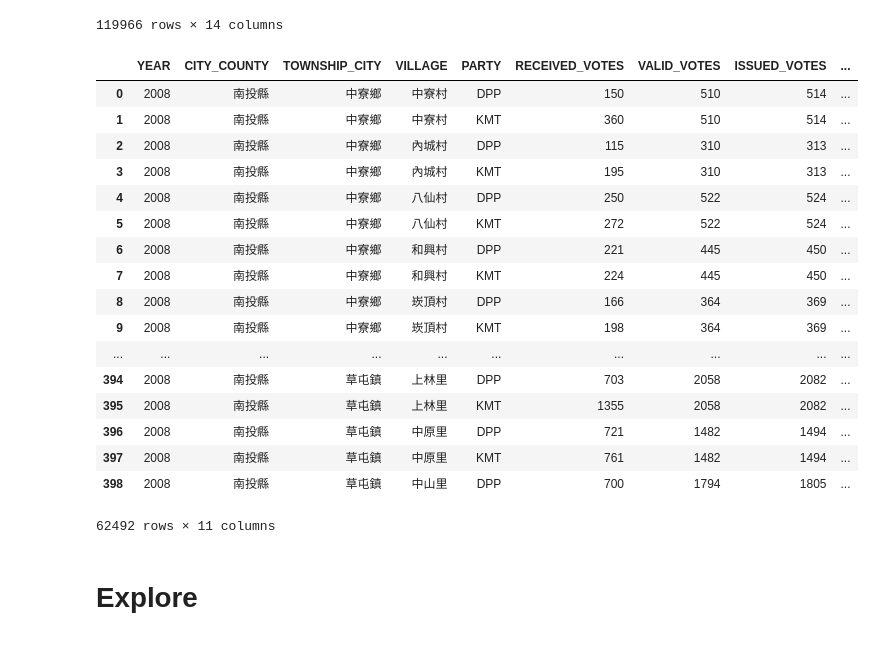
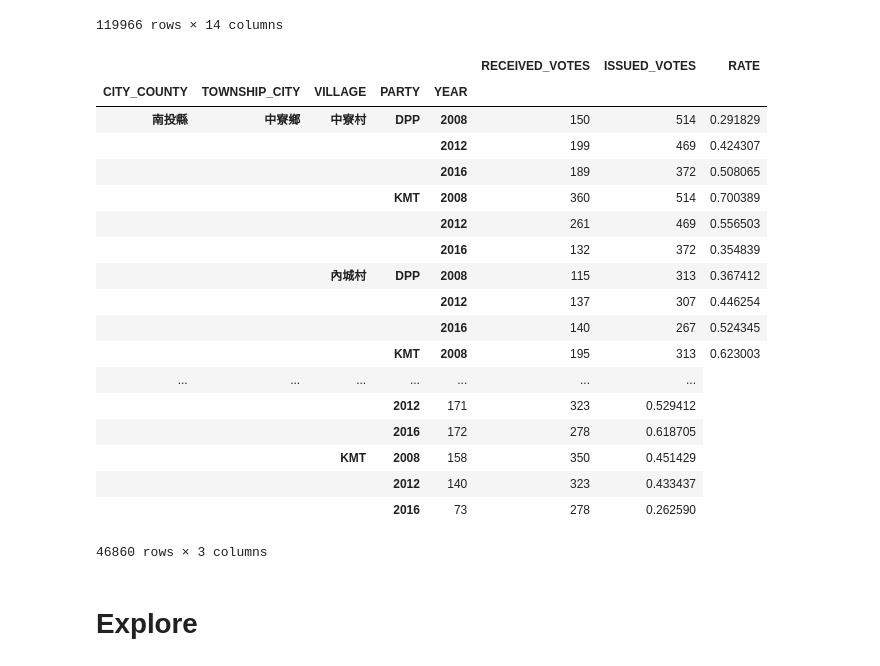
Before and after one commit to pm5/tracevotes, a Jupyter notebook: nbs/President.ipynb, the cells around one changed output. Saved outputs shown, nothing was run; the diff lists cells and outputs as text; code cells hidden in the pictures.

```diff
--- a/nbs/President.ipynb
+++ b/nbs/President.ipynb
@@ -45,39 +48,38 @@ votes = pd.read_csv(president_csv,
 # %%
 def compute_rates(votes):
     df = votes.copy()
-    del df["BOOTH_NUMBER"]
-    del df["CANDIDATE"]
-    del df["VOTING_RATE"]
+    df = df.drop(df[df.PARTY == "PFP"].index)
+    for col in ["BOOTH_NUMBER", "CANDIDATE", "VALID_VOTES", "INVALID_VOTES", "UNISSUED_VOTES",
+                "POPULATION", "VOTING_RATE"]:
+        del df[col]
     rates = df.groupby(
-        ["YEAR", "CITY_COUNTY", "TOWNSHIP_CITY", "VILLAGE", "PARTY"]
+        ["CITY_COUNTY", "TOWNSHIP_CITY", "VILLAGE", "PARTY", "YEAR"]
     ).aggregate({
         "RECEIVED_VOTES": "sum",
-        "VALID_VOTES": "sum",
         "ISSUED_VOTES": "sum",
-        "POPULATION": "sum",
-    }).reset_index()
+    })
     rates["RATE"] = rates.RECEIVED_VOTES / rates.ISSUED_VOTES
-    rates["VOTING_RATE"] = rates.ISSUED_VOTES / rates.POPULATION
     return rates
 
 rates = compute_rates(votes); display_all(rates)
 # %% [output]
-|  | YEAR | CITY_COUNTY | TOWNSHIP_CITY | VILLAGE | PARTY | RECEIVED_VOTES | VALID_VOTES | ISSUED_VOTES | ... |
-| 0 | 2008 | 南投縣 | 中寮鄉 | 中寮村 | DPP | 150 | 510 | 514 | ... |
-| 1 | 2008 | 南投縣 | 中寮鄉 | 中寮村 | KMT | 360 | 510 | 514 | ... |
-| 2 | 2008 | 南投縣 | 中寮鄉 | 內城村 | DPP | 115 | 310 | 313 | ... |
-| 3 | 2008 | 南投縣 | 中寮鄉 | 內城村 | KMT | 195 | 310 | 313 | ... |
-| 4 | 2008 | 南投縣 | 中寮鄉 | 八仙村 | DPP | 250 | 522 | 524 | ... |
-| 5 | 2008 | 南投縣 | 中寮鄉 | 八仙村 | KMT | 272 | 522 | 524 | ... |
-| 6 | 2008 | 南投縣 | 中寮鄉 | 和興村 | DPP | 221 | 445 | 450 | ... |
-| 7 | 2008 | 南投縣 | 中寮鄉 | 和興村 | KMT | 224 | 445 | 450 | ... |
-| 8 | 2008 | 南投縣 | 中寮鄉 | 崁頂村 | DPP | 166 | 364 | 369 | ... |
-| 9 | 2008 | 南投縣 | 中寮鄉 | 崁頂村 | KMT | 198 | 364 | 369 | ... |
-| ... | ... | ... | ... | ... | ... | ... | ... | ... | ... |
-| 394 | 2008 | 南投縣 | 草屯鎮 | 上林里 | DPP | 703 | 2058 | 2082 | ... |
-| 395 | 2008 | 南投縣 | 草屯鎮 | 上林里 | KMT | 1355 | 2058 | 2082 | ... |
-| 396 | 2008 | 南投縣 | 草屯鎮 | 中原里 | DPP | 721 | 1482 | 1494 | ... |
-| 397 | 2008 | 南投縣 | 草屯鎮 | 中原里 | KMT | 761 | 1482 | 1494 | ... |
-| 398 | 2008 | 南投縣 | 草屯鎮 | 中山里 | DPP | 700 | 1794 | 1805 | ... |
+|  |  |  |  |  | RECEIVED_VOTES | ISSUED_VOTES | RATE |
+| CITY_COUNTY | TOWNSHIP_CITY | VILLAGE | PARTY | YEAR |  |  |  |
+| 南投縣 | 中寮鄉 | 中寮村 | DPP | 2008 | 150 | 514 | 0.291829 |
+|  |  |  |  | 2012 | 199 | 469 | 0.424307 |
+|  |  |  |  | 2016 | 189 | 372 | 0.508065 |
+|  |  |  | KMT | 2008 | 360 | 514 | 0.700389 |
+|  |  |  |  | 2012 | 261 | 469 | 0.556503 |
+|  |  |  |  | 2016 | 132 | 372 | 0.354839 |
+|  |  | 內城村 | DPP | 2008 | 115 | 313 | 0.367412 |
+|  |  |  |  | 2012 | 137 | 307 | 0.446254 |
+|  |  |  |  | 2016 | 140 | 267 | 0.524345 |
+|  |  |  | KMT | 2008 | 195 | 313 | 0.623003 |
+| ... | ... | ... | ... | ... | ... | ... |
+|  |  |  | 2012 | 171 | 323 | 0.529412 |
+|  |  |  | 2016 | 172 | 278 | 0.618705 |
+|  |  | KMT | 2008 | 158 | 350 | 0.451429 |
+|  |  |  | 2012 | 140 | 323 | 0.433437 |
+|  |  |  | 2016 | 73 | 278 | 0.262590 |
-62492 rows × 11 columns
+46860 rows × 3 columns
 # %%
```
Also changed, not shown: parts of 22 cells of this notebook, 8 other files.
